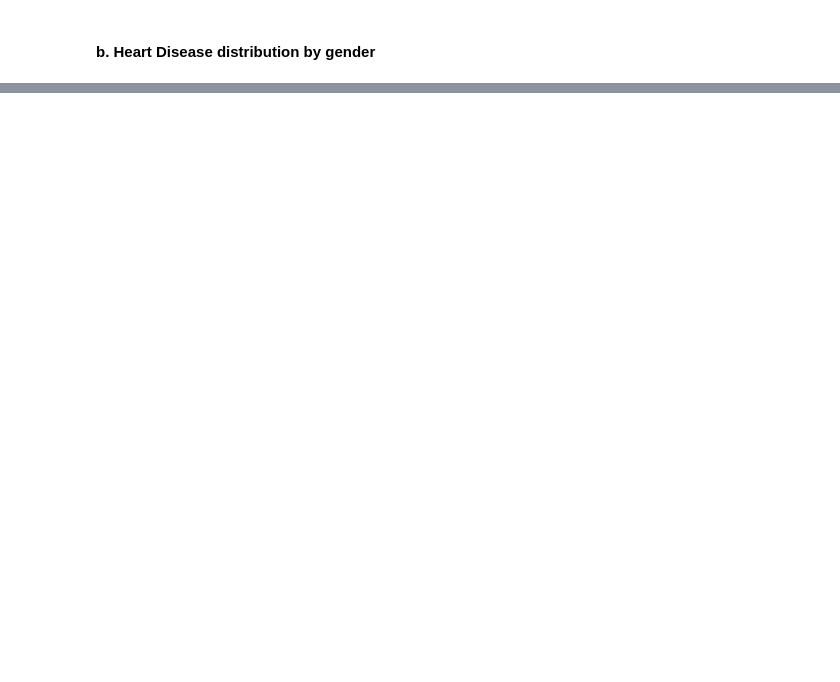
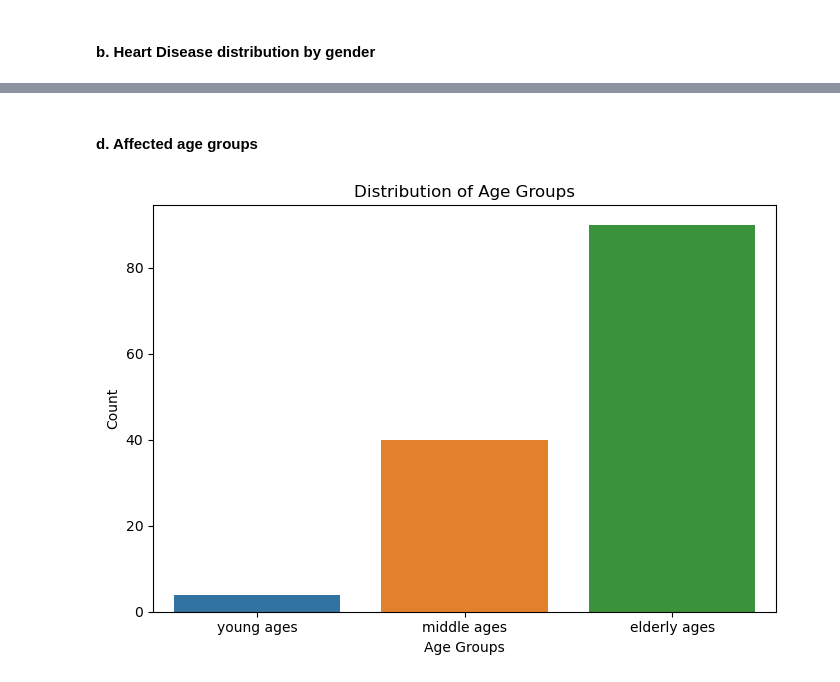
Before and after one commit to SwetaReddy30/Cleveland_Heart-Disease-Prediction, a Jupyter notebook: UCI_Cleveland_Heart_Disease_Prediction.ipynb, the cells around one changed output, grey strips where cells are left out. Cells and saved outputs as stored; diff of their text form; code cells hidden in the pictures; blank space fills up the shorter version.

```diff
--- a/UCI_Cleveland_Heart_Disease_Prediction.ipynb
+++ b/UCI_Cleveland_Heart_Disease_Prediction.ipynb
@@ -188,0 +218,18 @@ plt.show()
+# %% [markdown]
+#### d. Affected age groups
+# %%
+affected = cleveland_data[cleveland_data['HeartDiseaseDiagnosis'] == 1]
+Young = affected[(affected.Age>=29)&(affected.Age<40)]
+Middle = affected[(affected.Age>=40)&(affected.Age<55)]
+Elder = affected[(affected.Age>55)]
+plt.figure(figsize=(7,5))
+sns.barplot( x = ['young ages','middle ages','elderly ages'],
+            y = [len(Young),len(Middle),len(Elder)],
+            )
+plt.title('Distribution of Age Groups')
+plt.xlabel('Age Groups')
+plt.ylabel('Count')
+plt.tight_layout()
+plt.show()
+# %% [output]
+[figure, added]
```
Also changed, not shown: parts of 14 cells of this notebook.
